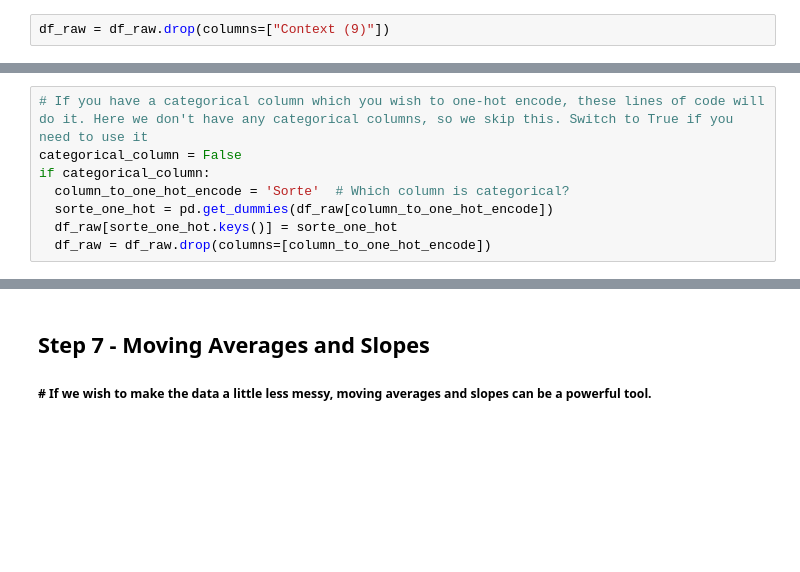
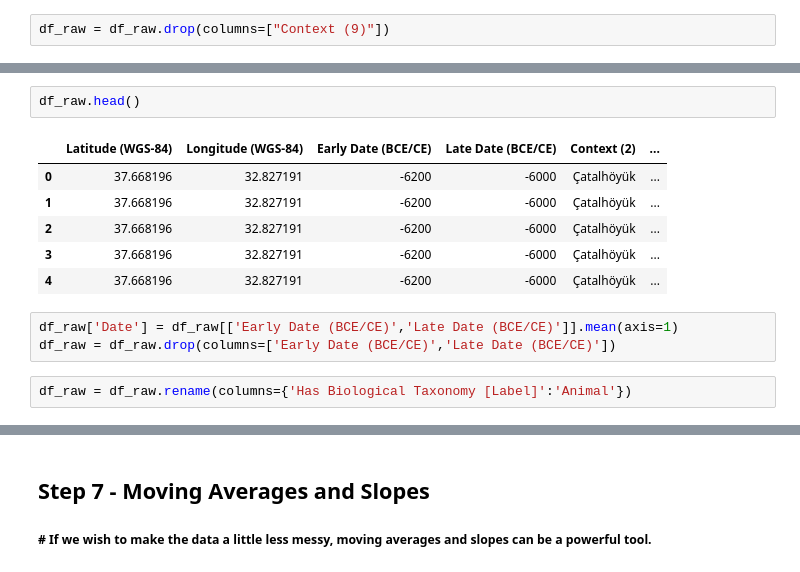
Before and after one commit to EvanEames/MLADCH2526, a Jupyter notebook: week2/ML_Week2.ipynb, the cells around one changed output, grey strips where cells are left out. Cells and saved outputs as stored; diff of their text form; blank space fills up the shorter version.

```diff
--- a/week2/ML_Week2.ipynb
+++ b/week2/ML_Week2.ipynb
@@ -137,8 +134,0 @@ pd.DataFrame({"max":np.max(df_raw, axis = 0), "min":np.min(df_raw, axis=0), "siz
-# %%
-# If you have a categorical column which you wish to one-hot encode, these lines of code will do it. Here we don't have any categorical columns, so we skip this. Switch to True if you need to use it
-categorical_column = False
-if categorical_column:
-  column_to_one_hot_encode = 'Sorte'  # Which column is categorical?
-  sorte_one_hot = pd.get_dummies(df_raw[column_to_one_hot_encode])
-  df_raw[sorte_one_hot.keys()] = sorte_one_hot
-  df_raw = df_raw.drop(columns=[column_to_one_hot_encode])
@@ -231,0 +135,14 @@ df["'=48FQIRC08 -- Schlammdurchfluss (F_CV)"].plot(figsize=(30,3))
+# %%
+df_raw.head()
+# %% [output]
+|  | Latitude (WGS-84) | Longitude (WGS-84) | Early Date (BCE/CE) | Late Date (BCE/CE) | Context (2) | ... |
+| 0 | 37.668196 | 32.827191 | -6200 | -6000 | Çatalhöyük | ... |
+| 1 | 37.668196 | 32.827191 | -6200 | -6000 | Çatalhöyük | ... |
+| 2 | 37.668196 | 32.827191 | -6200 | -6000 | Çatalhöyük | ... |
+| 3 | 37.668196 | 32.827191 | -6200 | -6000 | Çatalhöyük | ... |
+| 4 | 37.668196 | 32.827191 | -6200 | -6000 | Çatalhöyük | ... |
+# %%
+df_raw['Date'] = df_raw[['Early Date (BCE/CE)','Late Date (BCE/CE)']].mean(axis=1)
+df_raw = df_raw.drop(columns=['Early Date (BCE/CE)','Late Date (BCE/CE)'])
+# %%
+df_raw = df_raw.rename(columns={'Has Biological Taxonomy [Label]':'Animal'})
```
Also changed, not shown: parts of 25 cells of this notebook.
